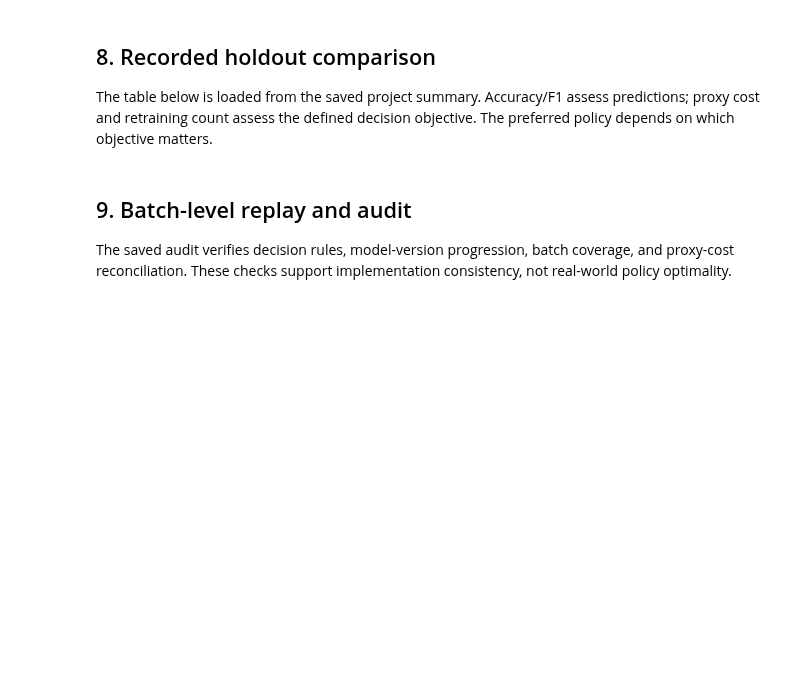
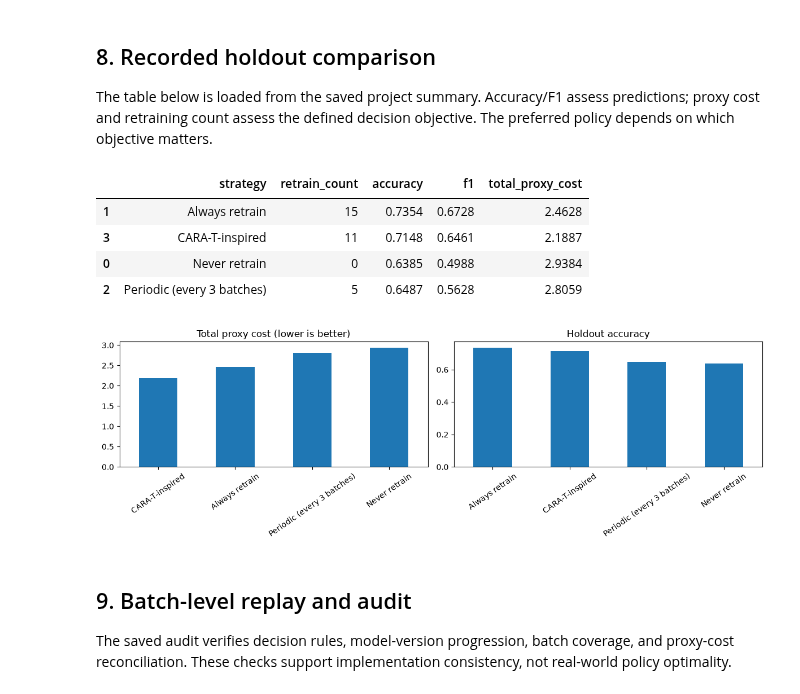
Before and after one commit to Chinthala-Teja/MLOPs-Automated-Retraining, a Jupyter notebook: Covertype_CARA_T.ipynb, the cells around one changed output. Saved outputs shown, nothing was run; the diff lists cells and outputs as text; code cells hidden in the pictures; blank space fills up the shorter version.

Commit message:
Edited Electricity and Covertype ipynds

```diff
--- a/Covertype_CARA_T.ipynb
+++ b/Covertype_CARA_T.ipynb
@@ -169,27 +226,34 @@ The table below is loaded from the saved project summary. Accuracy/F1 assess pre
 # %%
 summary_path = HOLDOUT_DIR / "holdout_strategy_summary.csv"
 batch_results_path = HOLDOUT_DIR / "holdout_batch_results.csv"
 if not summary_path.is_file() or not batch_results_path.is_file():
     raise FileNotFoundError("Saved CoverType holdout summary or batch results are missing.")
 
 summary = pd.read_csv(summary_path)
 batch_results = pd.read_csv(batch_results_path)
 expected_strategies = {"Never retrain", "Always retrain", "Periodic (every 3 batches)", "CARA-T-inspired"}
 if set(summary["strategy"]) != expected_strategies:
     raise ValueError(f"Unexpected strategy set: {summary['strategy'].tolist()}")
 if not batch_results.groupby("strategy")["batch_id"].nunique().eq(15).all():
-    raise ValueError("Every strategy must cover holdout batches 85?99.")
+    raise ValueError("Every strategy must cover holdout batches 85-99.")
 
 display(summary[["strategy", "retrain_count", "accuracy", "f1", "total_proxy_cost"]].sort_values("strategy").round(4))
 
 fig, axes = plt.subplots(1, 2, figsize=(12, 4))
 summary.sort_values("total_proxy_cost").plot.bar(x="strategy", y="total_proxy_cost", ax=axes[0], legend=False, title="Total proxy cost (lower is better)")
 summary.sort_values("accuracy", ascending=False).plot.bar(x="strategy", y="accuracy", ax=axes[1], legend=False, title="Holdout accuracy")
 for ax in axes:
     ax.tick_params(axis="x", rotation=35)
     ax.set_xlabel("")
 plt.tight_layout()
 plt.show()
+# %% [output]
+|  | strategy | retrain_count | accuracy | f1 | total_proxy_cost |
+| 1 | Always retrain | 15 | 0.7354 | 0.6728 | 2.4628 |
+| 3 | CARA-T-inspired | 11 | 0.7148 | 0.6461 | 2.1887 |
+| 0 | Never retrain | 0 | 0.6385 | 0.4988 | 2.9384 |
+| 2 | Periodic (every 3 batches) | 5 | 0.6487 | 0.5628 | 2.8059 |
+[figure, added]
 # %% [markdown]
 ## 9. Batch-level replay and audit
 
```
Also changed, not shown: parts of 15 cells of this notebook, 1 other file.
